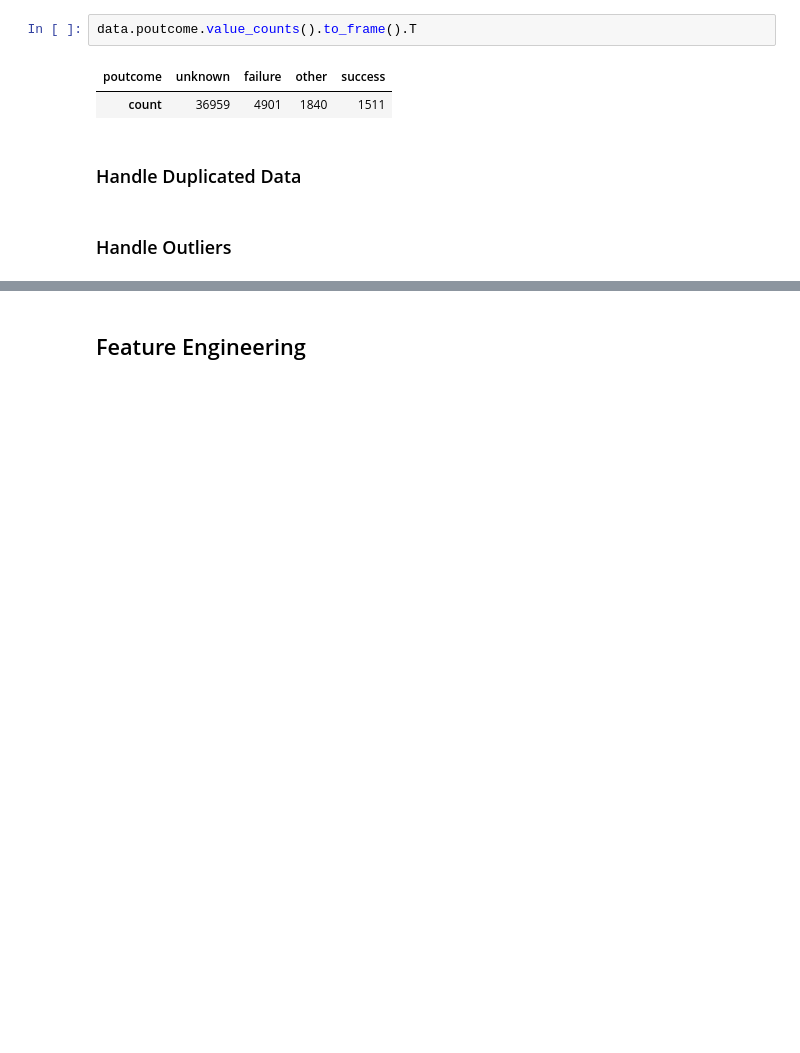
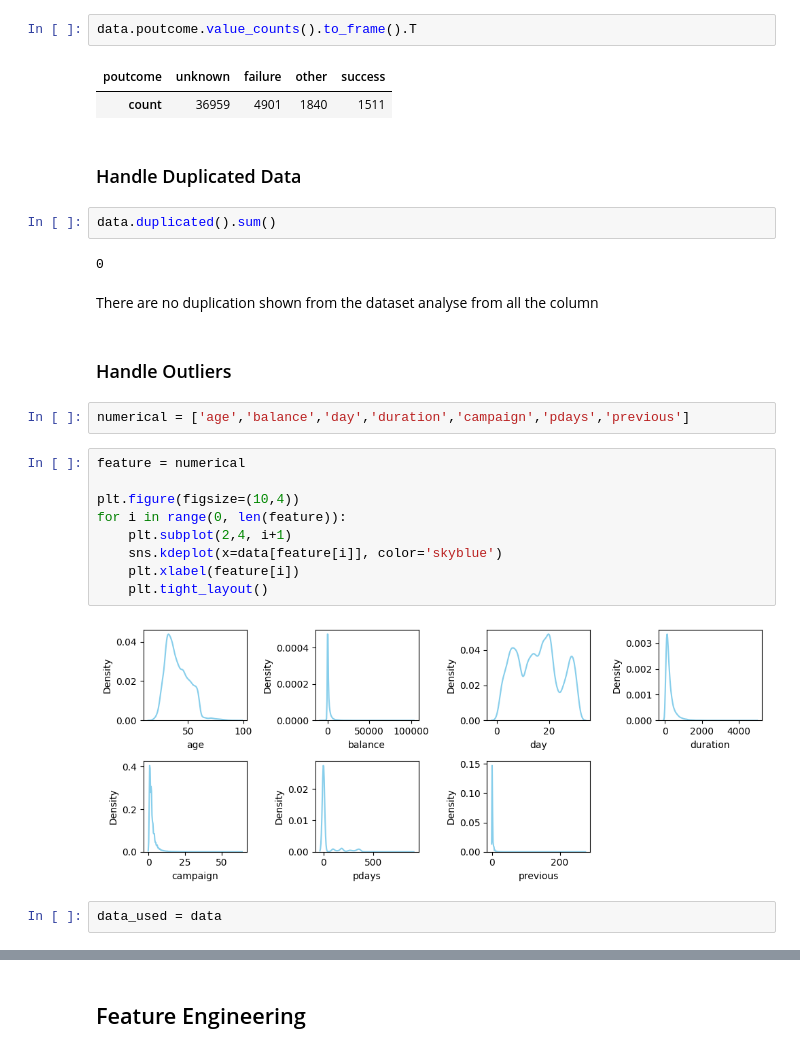
Before and after one commit to bagusatya08/Term-Deposit-Potential-Customer-Prediction, a Jupyter notebook: stage-2/pre-processing.ipynb, the cells around one changed output, grey strips where cells are left out. Saved outputs shown, nothing was run; the diff lists cells and outputs as text; blank space fills up the shorter version.

```diff
--- a/stage-2/pre-processing.ipynb
+++ b/stage-2/pre-processing.ipynb
@@ -100,5 +100,26 @@ data.poutcome.value_counts().to_frame().T
 | count | 36959 | 4901 | 1840 | 1511 |
 # %% [markdown]
 ### Handle Duplicated Data
+# %%
+data.duplicated().sum()
+# %% [output]
+0
+# %% [markdown]
+There are no duplication shown from the dataset analyse from all the column
 # %% [markdown]
 ### Handle Outliers
+# %%
+numerical = ['age','balance','day','duration','campaign','pdays','previous']
+# %%
+feature = numerical
+
+plt.figure(figsize=(10,4))
+for i in range(0, len(feature)):
+    plt.subplot(2,4, i+1)
+    sns.kdeplot(x=data[feature[i]], color='skyblue')
+    plt.xlabel(feature[i])
+    plt.tight_layout()
+# %% [output]
+[figure, added]
+# %%
+data_used = data
```
Also changed, not shown: parts of 9 cells of this notebook.
